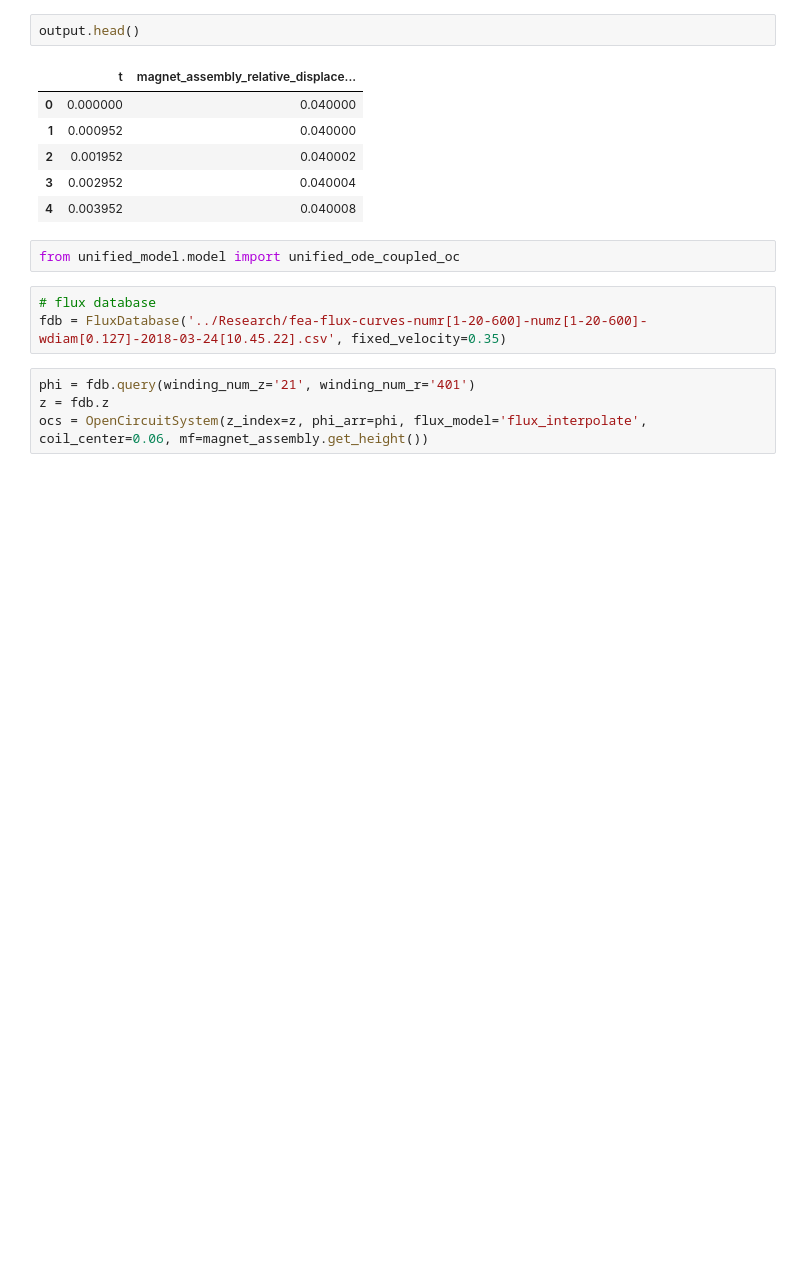
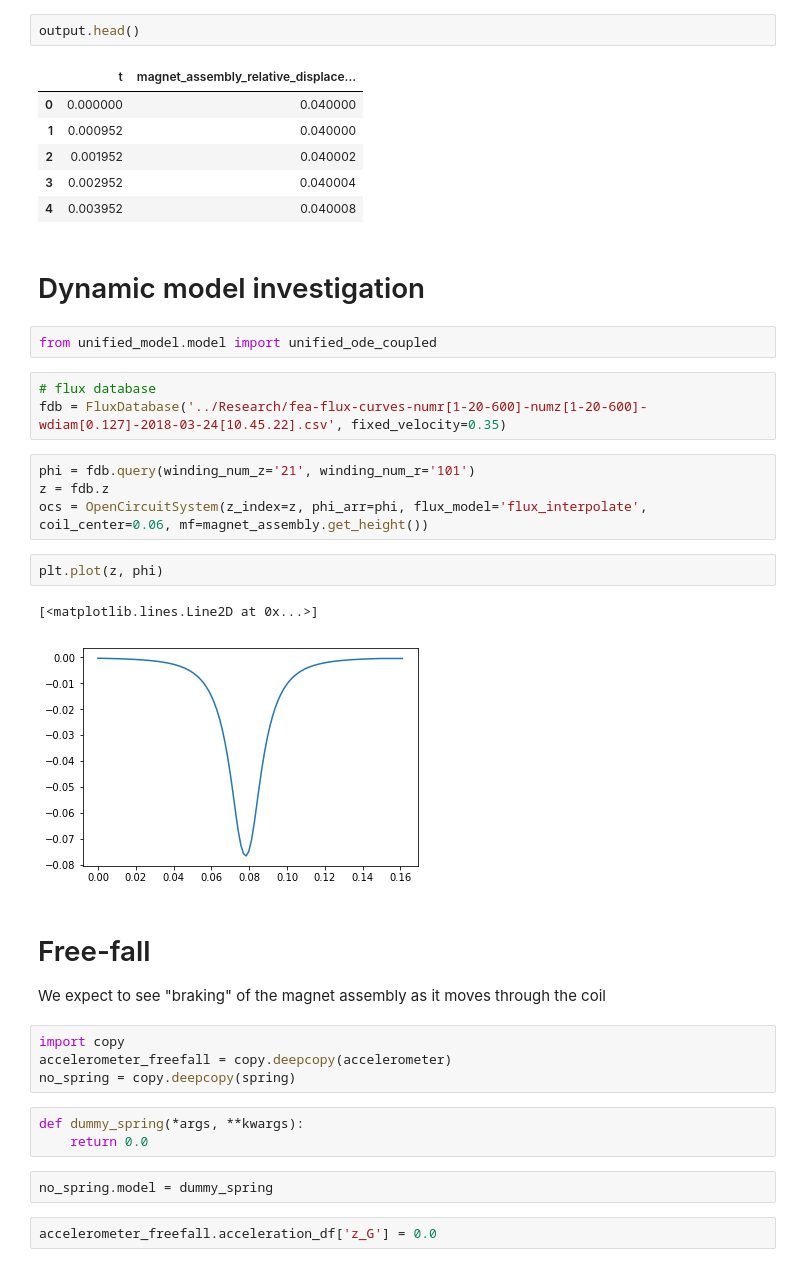
Before and after one commit to mnicstruwig/FlexibleFluxSimulator, a Jupyter notebook: notebooks/2018-11-16-Prototype-Unified-ODE.ipynb, the cells around one changed output. Cells and saved outputs as stored; diff of their text form; blank space fills up the shorter version.

```diff
--- a/notebooks/2018-11-16-Prototype-Unified-ODE.ipynb
+++ b/notebooks/2018-11-16-Prototype-Unified-ODE.ipynb
@@ -64,13 +63,34 @@ output.head()
 | 2 | 0.001952 | 0.040002 |
 | 3 | 0.002952 | 0.040004 |
 | 4 | 0.003952 | 0.040008 |
+# %% [markdown]
+# Dynamic model investigation
 # %%
-from unified_model.model import unified_ode_coupled_oc
+from unified_model.model import unified_ode_coupled
 # %%
 # flux database
 fdb = FluxDatabase('../Research/fea-flux-curves-numr[1-20-600]-numz[1-20-600]-wdiam[0.127]-2018-03-24[10.45.22].csv', fixed_velocity=0.35)
 # %%
-phi = fdb.query(winding_num_z='21', winding_num_r='401')
+phi = fdb.query(winding_num_z='21', winding_num_r='101')
 z = fdb.z
 ocs = OpenCircuitSystem(z_index=z, phi_arr=phi, flux_model='flux_interpolate', coil_center=0.06, mf=magnet_assembly.get_height())
+# %%
+plt.plot(z, phi)
+# %% [output]
+[<matplotlib.lines.Line2D at 0x...>]
+[figure, added]
+# %% [markdown]
+# Free-fall
+We expect to see "braking" of the magnet assembly as it moves through the coil
+# %%
+import copy
+accelerometer_freefall = copy.deepcopy(accelerometer)
+no_spring = copy.deepcopy(spring)
+# %%
+def dummy_spring(*args, **kwargs):
+    return 0.0
+# %%
+no_spring.model = dummy_spring
+# %%
+accelerometer_freefall.acceleration_df['z_G'] = 0.0
 # %%
```
Also changed, not shown: parts of 17 cells of this notebook, 1 other file.
